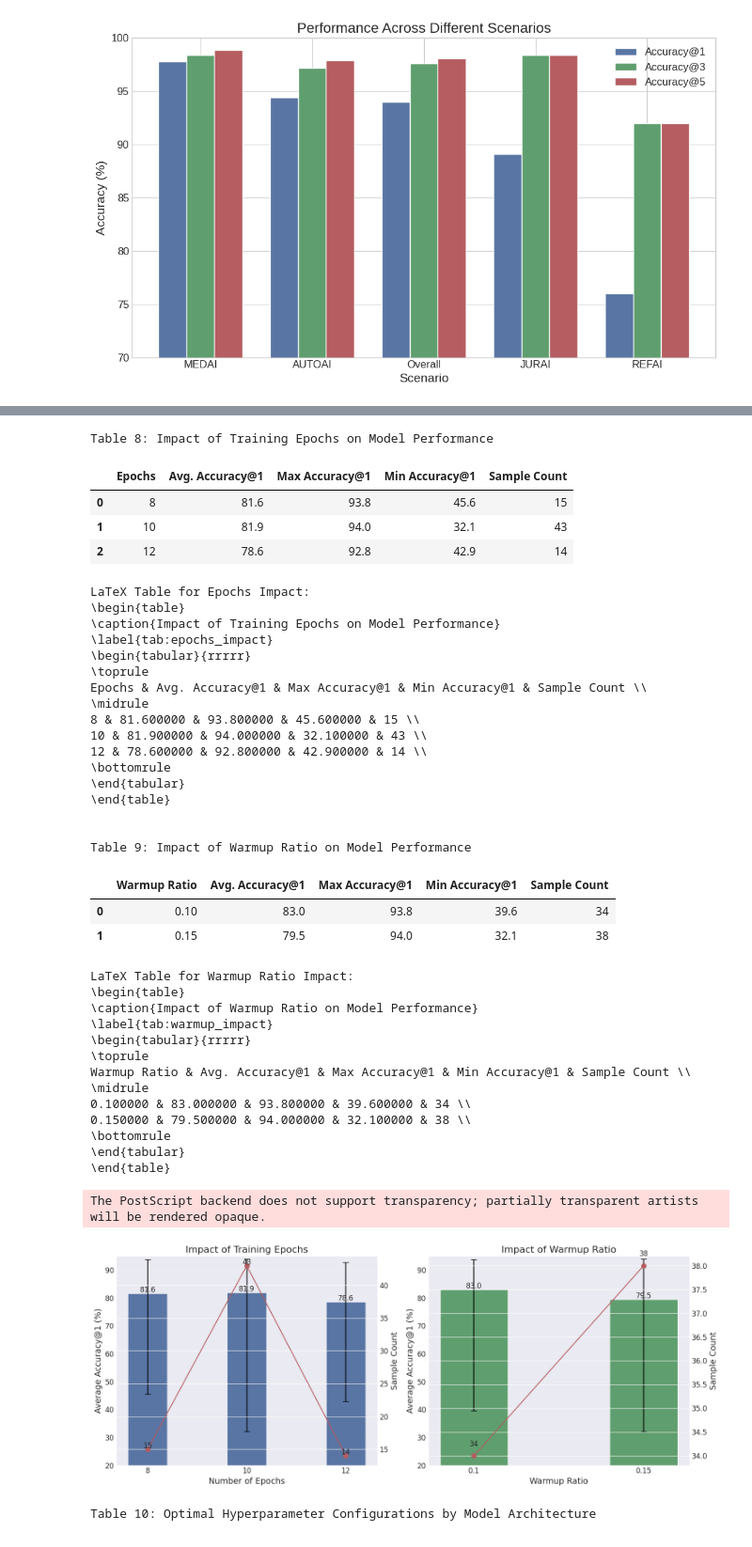
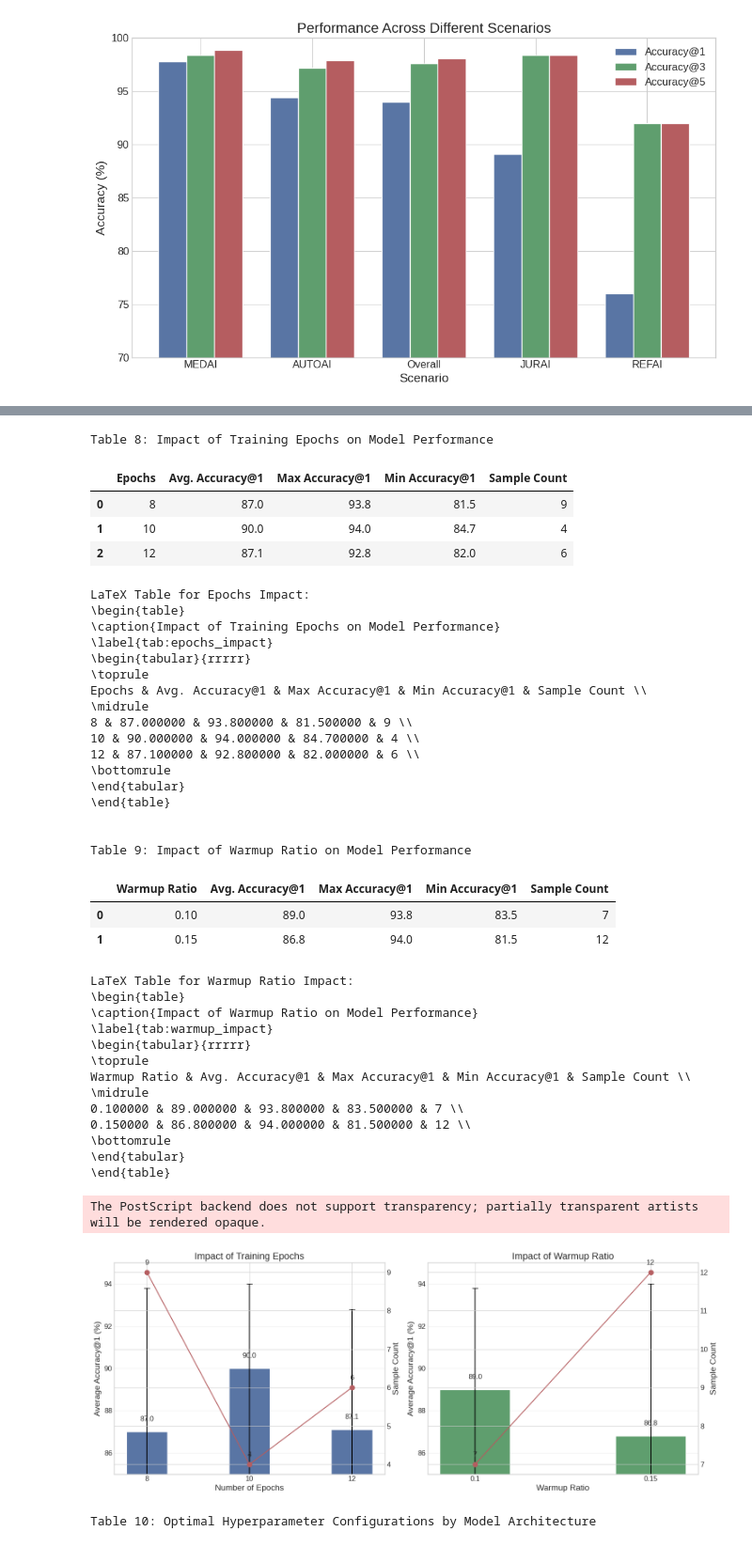
Before and after one commit to HaupChris/ethikchat-experiment-argument-classification, a Jupyter notebook: src/evaluation/experiments/MNRLoss/in_distribution_all_data/hyperparameter_analysis.ipynb, the cells around one changed output, grey strips where cells are left out. Shown at 94% size. Drawn from its saved outputs; the diff is of its cells as text; code cells hidden in the pictures.

```diff
--- a/src/evaluation/experiments/MNRLoss/in_distribution_all_data/hyperparameter_analysis.ipynb
+++ b/src/evaluation/experiments/MNRLoss/in_distribution_all_data/hyperparameter_analysis.ipynb
@@ -3700,10 +1,26 @@
+# %%
+# Import necessary libraries
+import pandas as pd
+import numpy as np
+import matplotlib.pyplot as plt
+import seaborn as sns
+from matplotlib.colors import LinearSegmentedColormap
+import os
+
+# Set plot style and font sizes for better readability
+plt.style.use('seaborn-v0_8-whitegrid')
+plt.rcParams['font.size'] = 12
+plt.rcParams['axes.labelsize'] = 14
+plt.rcParams['axes.titlesize'] = 16
+plt.rcParams['xtick.labelsize'] = 12
+plt.rcParams['ytick.labelsize'] = 12
+plt.rcParams['legend.fontsize'] = 12
+plt.rcParams['figure.titlesize'] = 18
 # %%
 # Load the data from the CSV file
 output_dir = "../../../../../reports/evaluation/experiments/MNRLoss/in_distribution_all_data/"
-wandb_data_dir = os.path.join(output_dir, "wandb_data")
-output_dir_graphics = os.path.join(output_dir, "graphics")
 
-file_path = f'{wandb_data_dir}/in_distribution_all_data_and_part_additional_runs_overview_table.csv'
+file_path = f'{output_dir}/in_distribution_all_data_overview_table.csv'
 data = pd.read_csv(file_path)
 
 # Display basic information about the dataset
@@ -4997,7 +1314,7 @@ ax1_2.set_ylabel('Sample Count')
 ax1.set_title('Impact of Training Epochs')
 ax1.set_xticks(x1)
 ax1.set_xticklabels(epochs_groups['Epochs'])
-ax1.set_ylim(20, 95)
+ax1.set_ylim(85, 95)
 ax1.grid(True, axis='y', alpha=0.3)
 
 # Plot warmup ratio impact
@@ -5026,7 +1343,7 @@ ax2_2.set_ylabel('Sample Count')
 ax2.set_title('Impact of Warmup Ratio')
 ax2.set_xticks(x2)
 ax2.set_xticklabels(warmup_groups['Warmup Ratio'])
-ax2.set_ylim(20, 95)
+ax2.set_ylim(85, 95)
 ax2.grid(True, axis='y', alpha=0.3)
 
 plt.tight_layout()
@@ -5039,44 +1356,44 @@ plt.show()
 # %% [output]
 Table 8: Impact of Training Epochs on Model Performance
 |  | Epochs | Avg. Accuracy@1 | Max Accuracy@1 | Min Accuracy@1 | Sample Count |
-| 0 | 8 | 81.6 | 93.8 | 45.6 | 15 |
-| 1 | 10 | 81.9 | 94.0 | 32.1 | 43 |
-| 2 | 12 | 78.6 | 92.8 | 42.9 | 14 |
+| 0 | 8 | 87.0 | 93.8 | 81.5 | 9 |
+| 1 | 10 | 90.0 | 94.0 | 84.7 | 4 |
+| 2 | 12 | 87.1 | 92.8 | 82.0 | 6 |
 LaTeX Table for Epochs Impact:
 \begin{table}
 \caption{Impact of Training Epochs on Model Performance}
 \label{tab:epochs_impact}
 \begin{tabular}{rrrrr}
 \toprule
 Epochs & Avg. Accuracy@1 & Max Accuracy@1 & Min Accuracy@1 & Sample Count \\
 \midrule
-8 & 81.600000 & 93.800000 & 45.600000 & 15 \\
-10 & 81.900000 & 94.000000 & 32.100000 & 43 \\
-12 & 78.600000 & 92.800000 & 42.900000 & 14 \\
+8 & 87.000000 & 93.800000 & 81.500000 & 9 \\
+10 & 90.000000 & 94.000000 & 84.700000 & 4 \\
+12 & 87.100000 & 92.800000 & 82.000000 & 6 \\
 \bottomrule
 \end{tabular}
 \end{table}
 
 
 Table 9: Impact of Warmup Ratio on Model Performance
 |  | Warmup Ratio | Avg. Accuracy@1 | Max Accuracy@1 | Min Accuracy@1 | Sample Count |
-| 0 | 0.10 | 83.0 | 93.8 | 39.6 | 34 |
-| 1 | 0.15 | 79.5 | 94.0 | 32.1 | 38 |
+| 0 | 0.10 | 89.0 | 93.8 | 83.5 | 7 |
+| 1 | 0.15 | 86.8 | 94.0 | 81.5 | 12 |
 LaTeX Table for Warmup Ratio Impact:
 \begin{table}
 \caption{Impact of Warmup Ratio on Model Performance}
 \label{tab:warmup_impact}
 \begin{tabular}{rrrrr}
 \toprule
 Warmup Ratio & Avg. Accuracy@1 & Max Accuracy@1 & Min Accuracy@1 & Sample Count \\
 \midrule
-0.100000 & 83.000000 & 93.800000 & 39.600000 & 34 \\
-0.150000 & 79.500000 & 94.000000 & 32.100000 & 38 \\
+0.100000 & 89.000000 & 93.800000 & 83.500000 & 7 \\
+0.150000 & 86.800000 & 94.000000 & 81.500000 & 12 \\
 \bottomrule
 \end{tabular}
 \end{table}
 The PostScript backend does not support transparency; partially transparent artists will be rendered opaque.
-[figure, old version]
+[figure, new version]
 # %%
 # Find the best model for each architecture
 model_groups = data.groupby('model_name')
```
Also changed, not shown: parts of 10 cells of this notebook, 2 other files.
